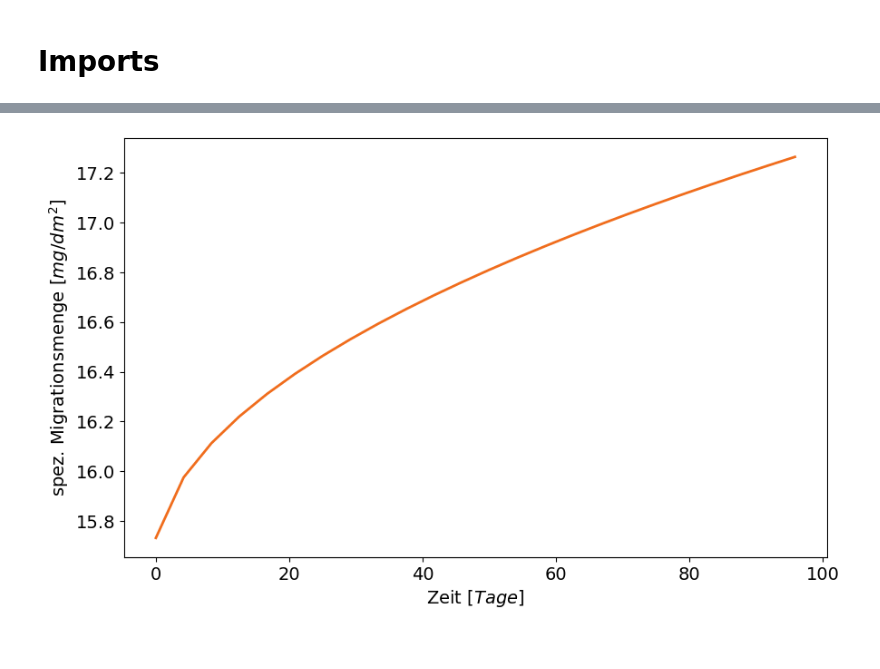
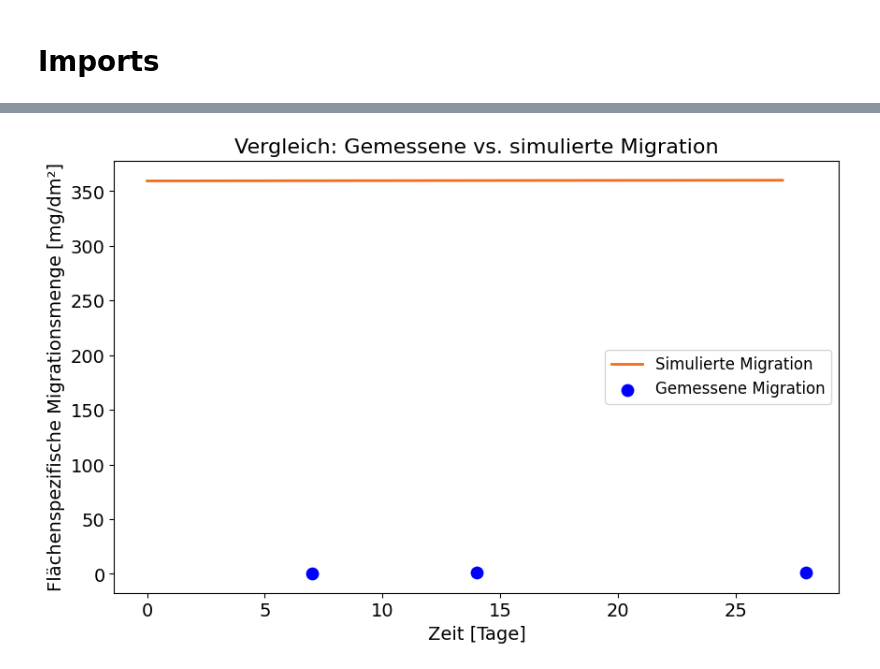
Before and after one commit to tommysgithub23/fdm-migration-calc, a Jupyter notebook: sl-model/sl_model_curve-fitting.ipynb, the cells around one changed output, grey strips where cells are left out. Drawn from its saved outputs; the diff is of its cells as text; code cells hidden in the pictures.

```diff
--- a/sl-model/sl_model_curve-fitting.ipynb
+++ b/sl-model/sl_model_curve-fitting.ipynb
@@ -85,21 +136,0 @@ def plot_results_area(results, t_max, dt, save_path=None):
-# %%
-# Physikalisch-chemische Eigenschaften
-# M_r = 136            # relative Molekülmasse des Migranten [g/mol]
-# T_C = 20             # Temperatur [°C]
-# Material = "PP"   # Material des Polymers [-]
-
-c_P0 = 200           # Anfangskonzentration im Polymer [mg/kg]
-P_density = 0.9045   # Dichte des Polymers [g/cm^3]
-F_density = 0.9      # Dichte des Fluids [g/cm^3]
-K_PF = 1             # Verteilungskoeffizient [-]
-t_max = 3600 * 24 * 100   # Simulationszeit [s]
-
-# Geometrische Größen
-d_P = None            # Durchmesser des Polymers [cm]
-d_F = None            # Durchmesser des Fluids [cm]
-A_PF = 0.2827             # Kontaktfläche Polymer/Fluid [dm^2] (nach Norm)
-V_P = 28.27    # Volumen des Polymers [cm^3] (von Andre)
-V_F = 10.6384    # Volumen des Fluids [cm^3] (von Andre)
-
-D_P_var = 1e-8      # Exemplarischer Diffusionskoeffizient in [cm^2/s]
-dt = 100 * 3600
@@ -109,6 +136,0 @@ dt = 100 * 3600
-# %%
-area_specific_migration = migrationsmodell_piringer_for_curve_fitting(c_P0, P_density, K_PF, t_max, V_P, V_F, d_P, d_F, A_PF, dt, D_P_var) # flächenspezifische Migration in [mg/dm^2]
-specific_migration = area_specific_migration * A_PF # spezifische Migration (nicht auf die Fläche bezogen) [mg]
-plot_results_area(specific_migration, t_max, dt, None)
-# %% [output]
-[figure, removed]
@@ -123,0 +137,24 @@ migration_amount_messured = [6.4, 10.2, 12.2] # Messwerte der Konzentration (Amb
+# %%
+# Simulation mit dem optimierten Diffusionskoeffizienten
+optimal_simulation = migrationsmodell_piringer_for_curve_fitting(c_P0, P_density, K_PF, t_max, V_P, V_F, d_P, d_F, A_PF, dt, 1e-10)
+
+# Zeitachse in Tagen (da dt = 1 Tag in Sekunden)
+time_days_full = np.arange(0, t_max / 86400, 1)  # 0, 1, 2, ..., 27
+
+# Plot der gesamten berechneten Kurve
+plt.figure(figsize=(10, 6))
+plt.plot(time_days_full, optimal_simulation, label='Simulierte Migration', linewidth=2, color='#F06D1D')
+
+# Overlay der Messwerte
+plt.scatter(measurement_days, measured_values, label='Gemessene Migration', color='blue', s=80, zorder=5)
+
+# Achsenbeschriftungen und Titel
+plt.xlabel('Zeit [Tage]', fontsize=14)
+plt.ylabel('Flächenspezifische Migrationsmenge [mg/dm²]', fontsize=14)
+plt.legend(fontsize=12)
+plt.xticks(fontsize=14)
+plt.yticks(fontsize=14)
+plt.title("Vergleich: Gemessene vs. simulierte Migration", fontsize=16)
+plt.show()
+# %% [output]
+[figure, added]
```
Also changed, not shown: parts of 4 cells of this notebook, 1 other file.
